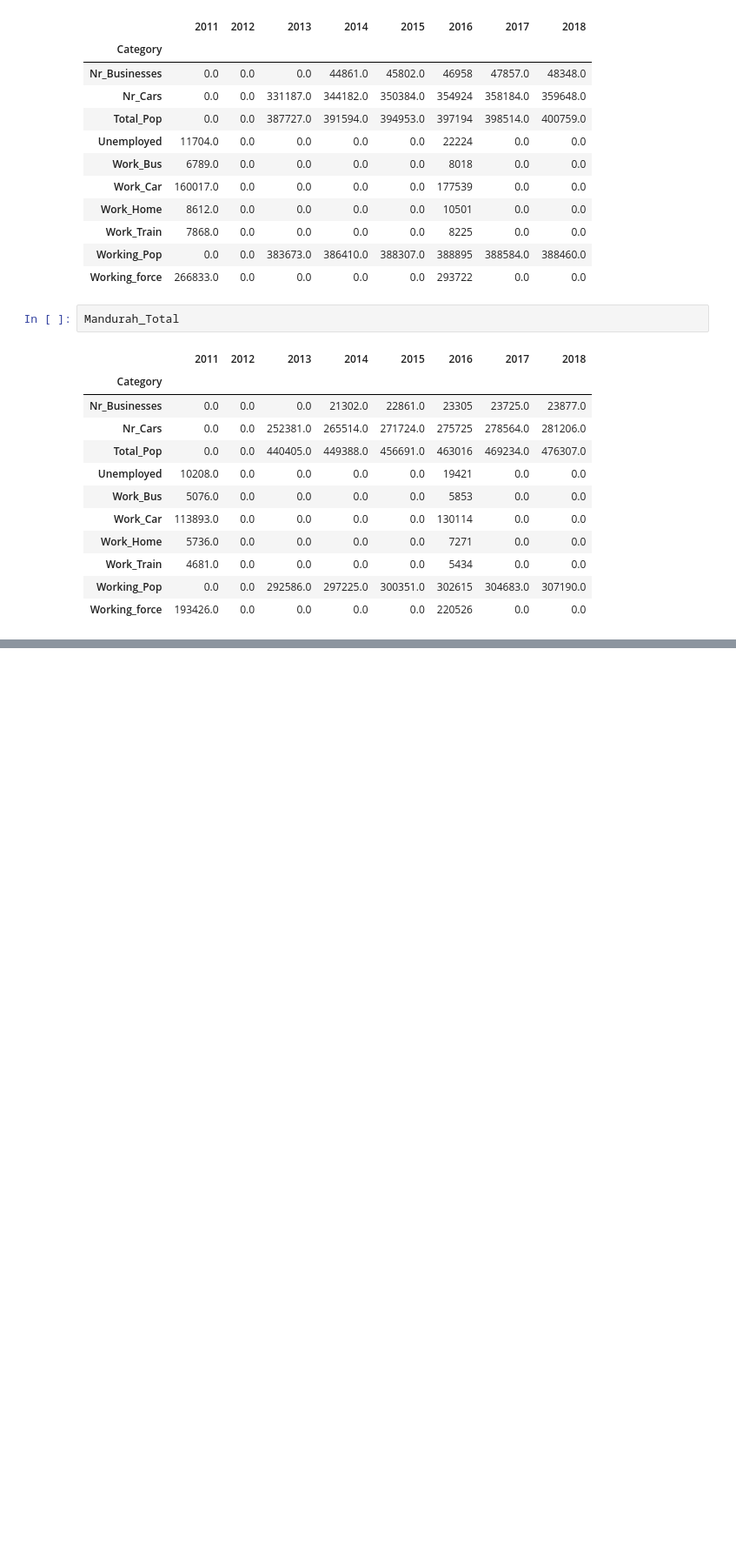
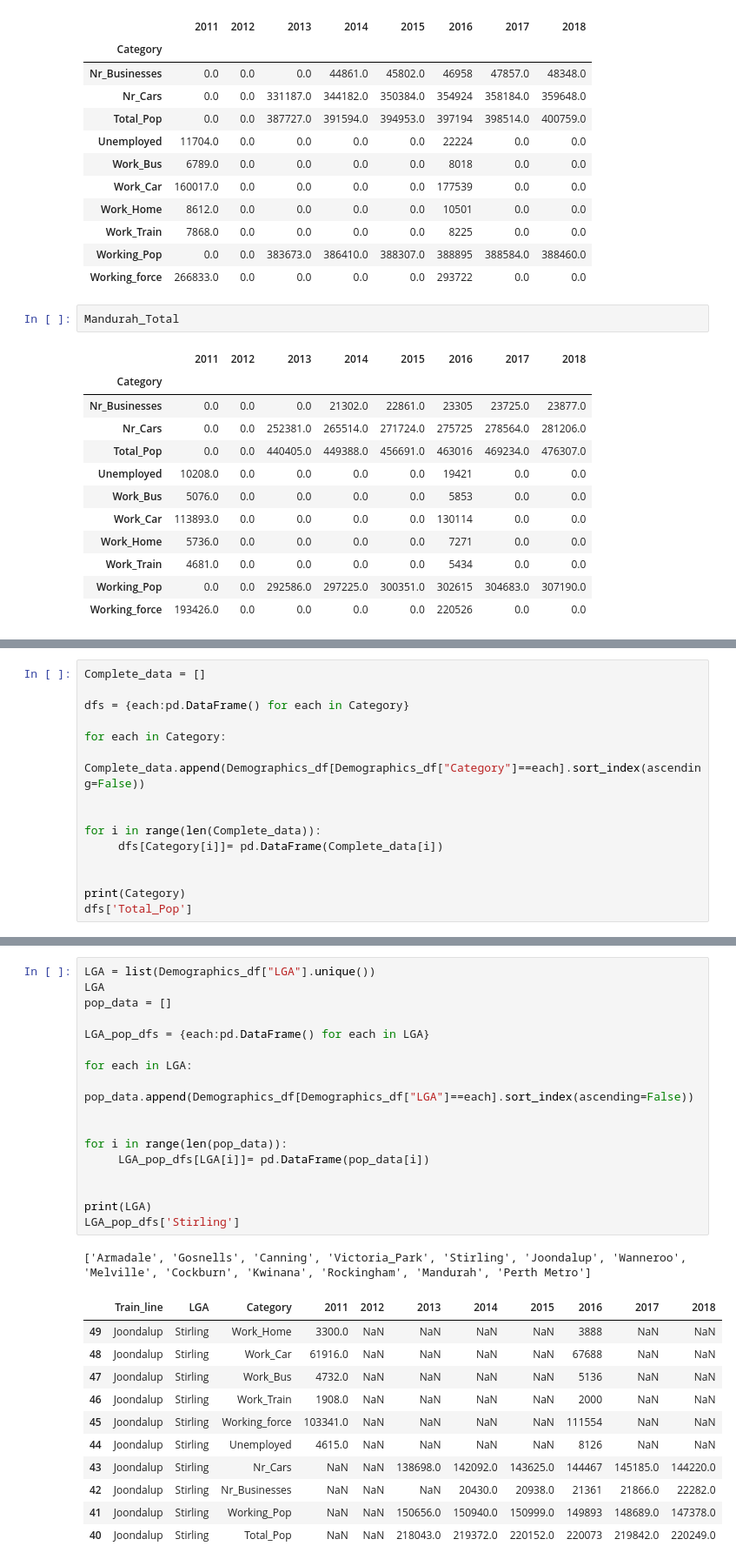
Before and after one commit to thawk18/Pytrio, a Jupyter notebook: public_transport.ipynb, the cells around one changed output, grey strips where cells are left out. Shown at 87% size. Drawn from its saved outputs; the diff is of its cells as text; blank space fills up the shorter version.

```diff
--- a/public_transport.ipynb
+++ b/public_transport.ipynb
@@ -296,0 +271,15 @@ Name: 2016, dtype: int64
+# %%
+Complete_data = []
+
+dfs = {each:pd.DataFrame() for each in Category}
+
+for each in Category:
+    Complete_data.append(Demographics_df[Demographics_df["Category"]==each].sort_index(ascending=False))
+
+
+for i in range(len(Complete_data)):
+     dfs[Category[i]]= pd.DataFrame(Complete_data[i])
+
+
+print(Category)
+dfs['Total_Pop']
@@ -296,0 +302,30 @@ Name: 2016, dtype: int64
+# %%
+LGA = list(Demographics_df["LGA"].unique())
+LGA
+pop_data = []
+
+LGA_pop_dfs = {each:pd.DataFrame() for each in LGA}
+
+for each in LGA:
+    pop_data.append(Demographics_df[Demographics_df["LGA"]==each].sort_index(ascending=False))
+
+
+for i in range(len(pop_data)):
+     LGA_pop_dfs[LGA[i]]= pd.DataFrame(pop_data[i])
+
+
+print(LGA)
+LGA_pop_dfs['Stirling']
+# %% [output]
+['Armadale', 'Gosnells', 'Canning', 'Victoria_Park', 'Stirling', 'Joondalup', 'Wanneroo', 'Melville', 'Cockburn', 'Kwinana', 'Rockingham', 'Mandurah', 'Perth Metro']
+|  | Train_line | LGA | Category | 2011 | 2012 | 2013 | 2014 | 2015 | 2016 | 2017 | 2018 |
+| 49 | Joondalup | Stirling | Work_Home | 3300.0 | NaN | NaN | NaN | NaN | 3888 | NaN | NaN |
+| 48 | Joondalup | Stirling | Work_Car | 61916.0 | NaN | NaN | NaN | NaN | 67688 | NaN | NaN |
+| 47 | Joondalup | Stirling | Work_Bus | 4732.0 | NaN | NaN | NaN | NaN | 5136 | NaN | NaN |
+| 46 | Joondalup | Stirling | Work_Train | 1908.0 | NaN | NaN | NaN | NaN | 2000 | NaN | NaN |
+| 45 | Joondalup | Stirling | Working_force | 103341.0 | NaN | NaN | NaN | NaN | 111554 | NaN | NaN |
+| 44 | Joondalup | Stirling | Unemployed | 4615.0 | NaN | NaN | NaN | NaN | 8126 | NaN | NaN |
+| 43 | Joondalup | Stirling | Nr_Cars | NaN | NaN | 138698.0 | 142092.0 | 143625.0 | 144467 | 145185.0 | 144220.0 |
+| 42 | Joondalup | Stirling | Nr_Businesses | NaN | NaN | NaN | 20430.0 | 20938.0 | 21361 | 21866.0 | 22282.0 |
+| 41 | Joondalup | Stirling | Working_Pop | NaN | NaN | 150656.0 | 150940.0 | 150999.0 | 149893 | 148689.0 | 147378.0 |
+| 40 | Joondalup | Stirling | Total_Pop | NaN | NaN | 218043.0 | 219372.0 | 220152.0 | 220073 | 219842.0 | 220249.0 |
```
Also changed, not shown: parts of 15 cells of this notebook, 2 other files.
